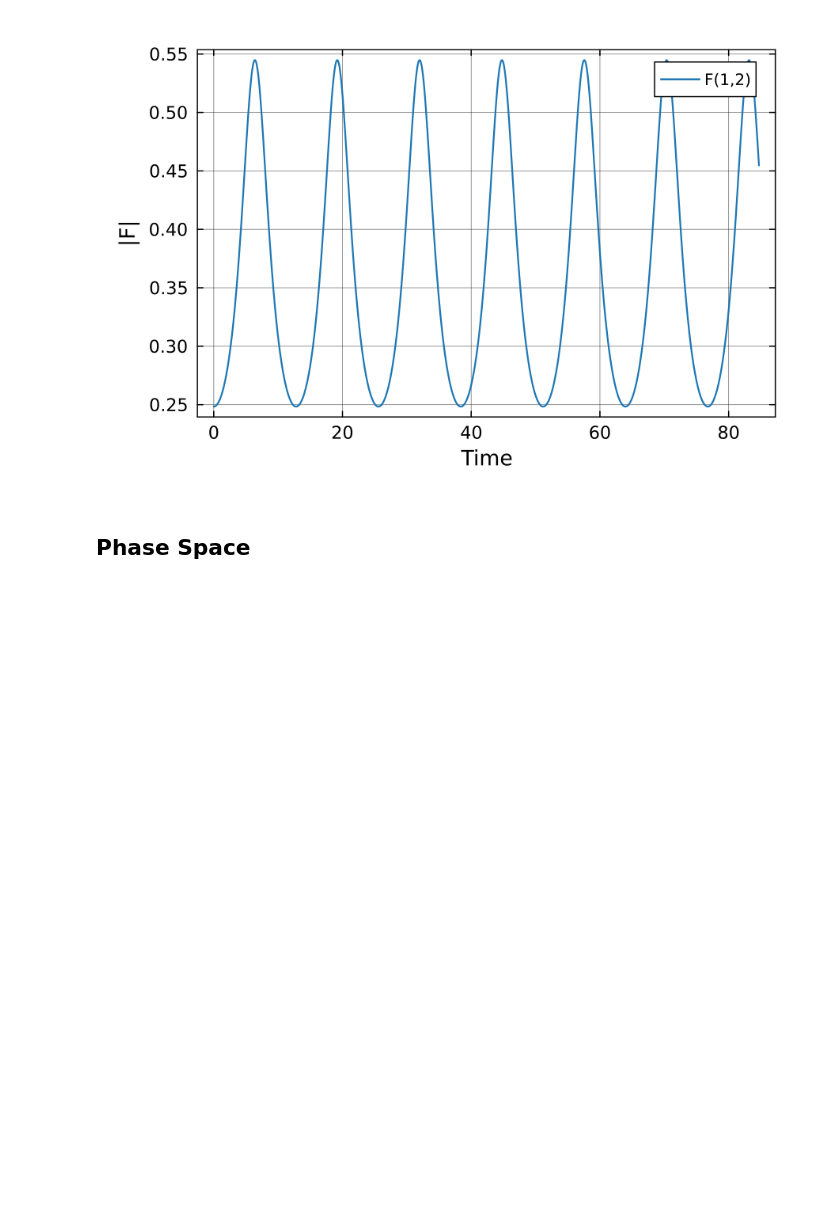
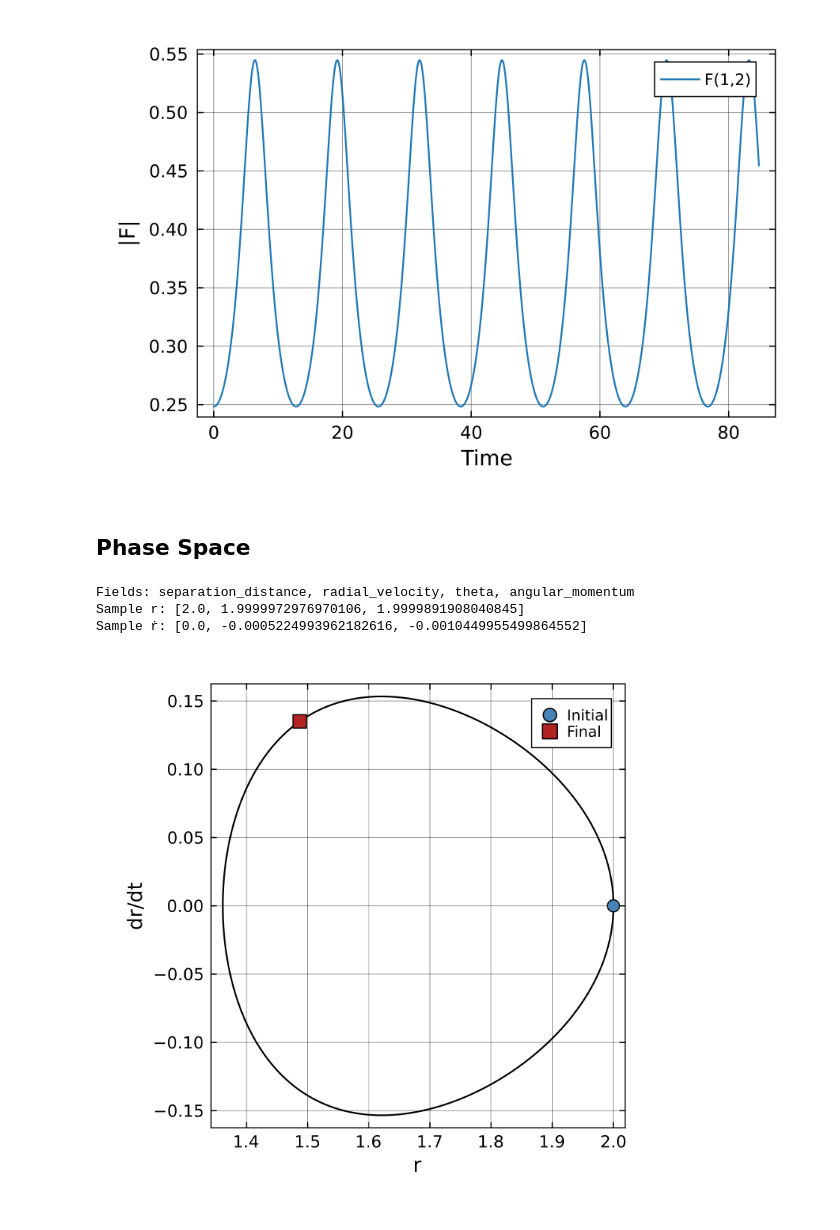
Before and after one commit to WeberElectrodynamics/WeberElectrodynamics.jl, a Jupyter notebook: examples/two_body_reference.ipynb, the cells around one changed output. Cells and saved outputs as stored; diff of their text form; code cells hidden in the pictures; blank space fills up the shorter version.

```diff
--- a/examples/two_body_reference.ipynb
+++ b/examples/two_body_reference.ipynb
@@ -157,6 +210,19 @@ Newton's 3rd law max violation: 0.0
 [figure]
 # %% [markdown]
 ## Phase Space
+# %%
+ps::PhaseSpaceData = compute_phase_space_data(sol, n_particles, dims, masses; stride=10)
+
+println("Fields: separation_distance, radial_velocity, theta, angular_momentum")
+println("Sample r: ", ps.separation_distance[1:3])
+println("Sample ṙ: ", ps.radial_velocity[1:3])
+
+plot_phase_space(ps)
+# %% [output]
+Fields: separation_distance, radial_velocity, theta, angular_momentum
+Sample r: [2.0, 1.9999972976970106, 1.9999891908040845]
+Sample ṙ: [0.0, -0.0005224993962182616, -0.0010449955499864552]
+[figure, added]
 # %% [markdown]
 ## API Summary
 
```
Also changed, not shown: parts of 14 cells of this notebook, 3 other files.
